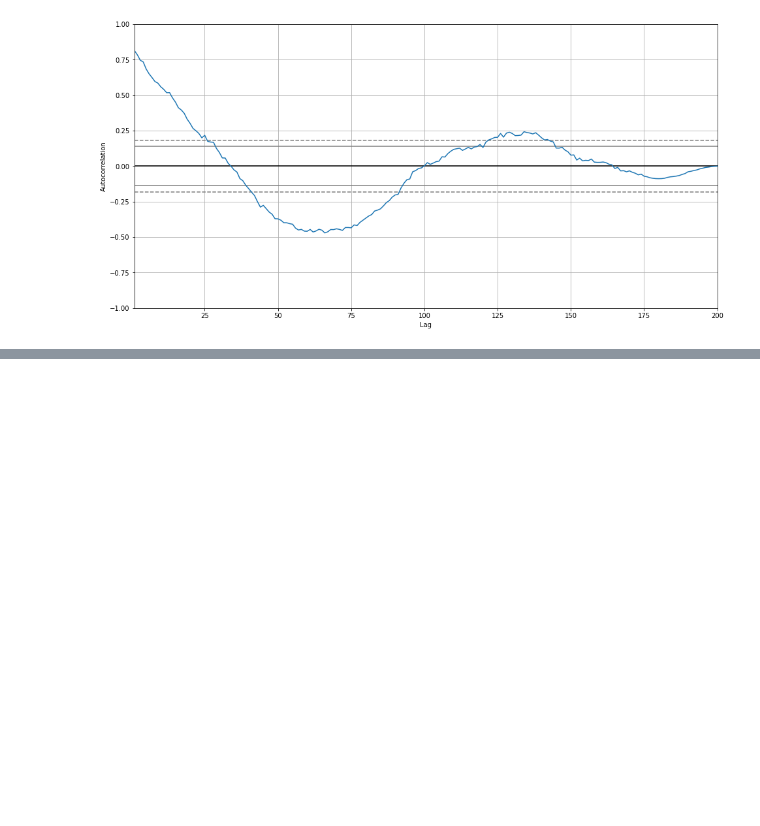
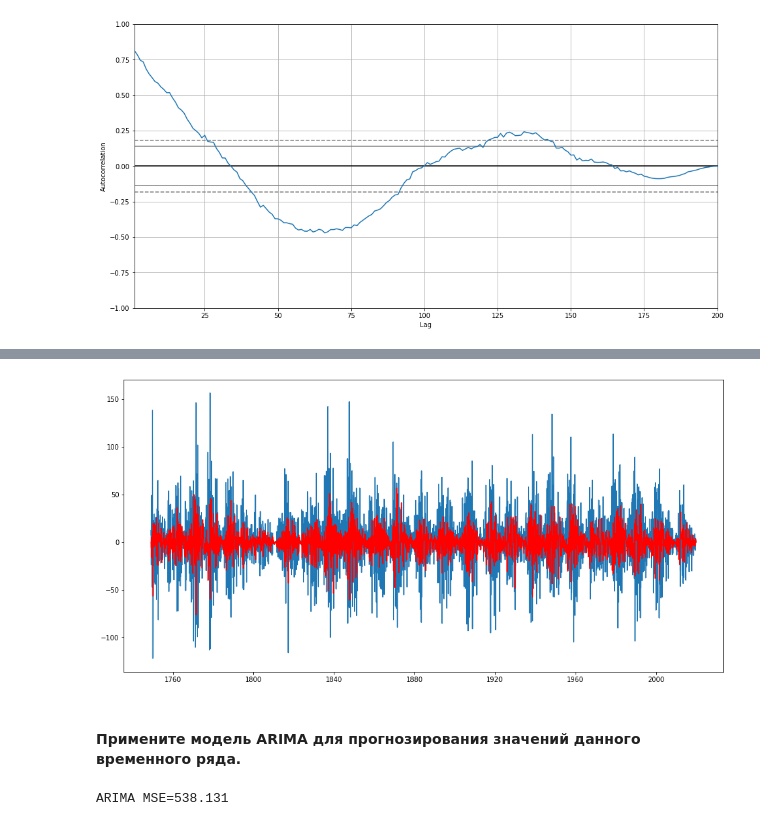
Before and after one commit to Stunba/MachineLearning2, a Jupyter notebook: lab8/ml-lab8.ipynb, the cells around one changed output, grey strips where cells are left out. Cells and saved outputs as stored; diff of their text form; code cells hidden in the pictures; blank space fills up the shorter version.

```diff
--- a/lab8/ml-lab8.ipynb
+++ b/lab8/ml-lab8.ipynb
@@ -104,0 +112,9 @@ plt.tight_layout()
+# %%
+plt.figure(figsize=(16, 8))
+plt.plot(data_diff)
+plt.plot(model_fit.fittedvalues, color='red')
+plt.show()
+# %% [output]
+[figure, added]
+# %% [markdown]
+#### Примените модель ARIMA для прогнозирования значений данного временного ряда.
@@ -104,0 +143,4 @@ plt.tight_layout()
+# %%
+print(f'ARIMA MSE={mse:.3f}')
+# %% [output]
+ARIMA MSE=538.131
```
Also changed, not shown: parts of 23 cells of this notebook, 5 other files.
